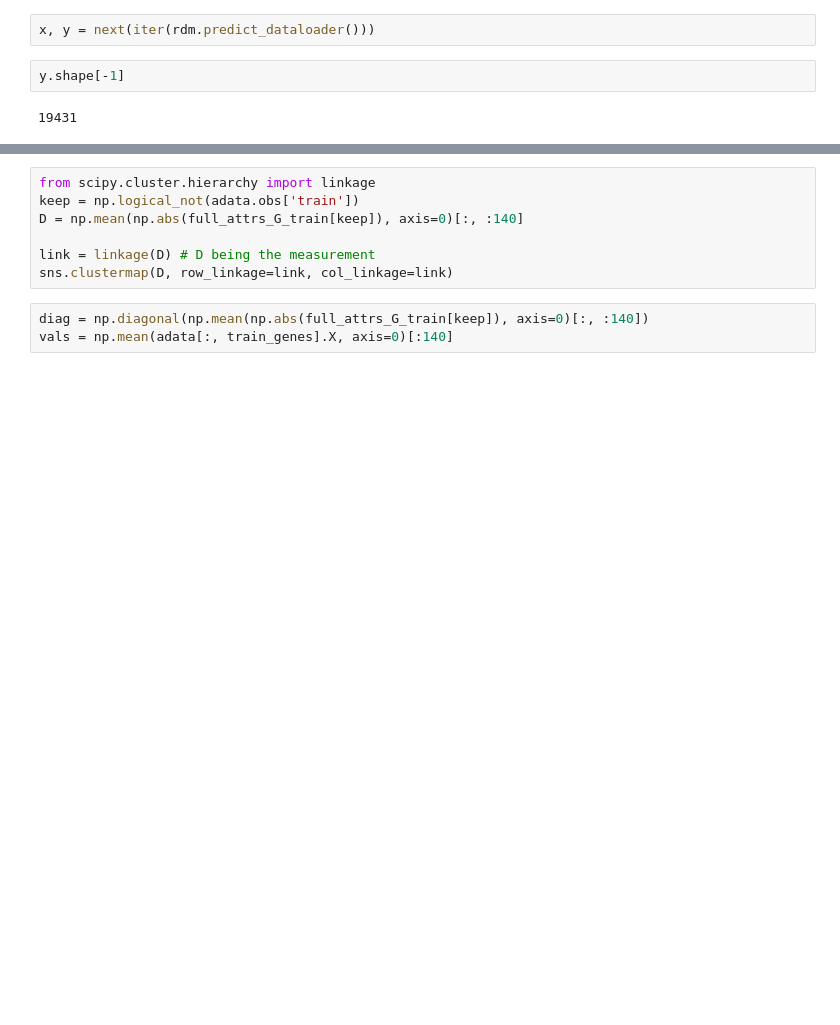
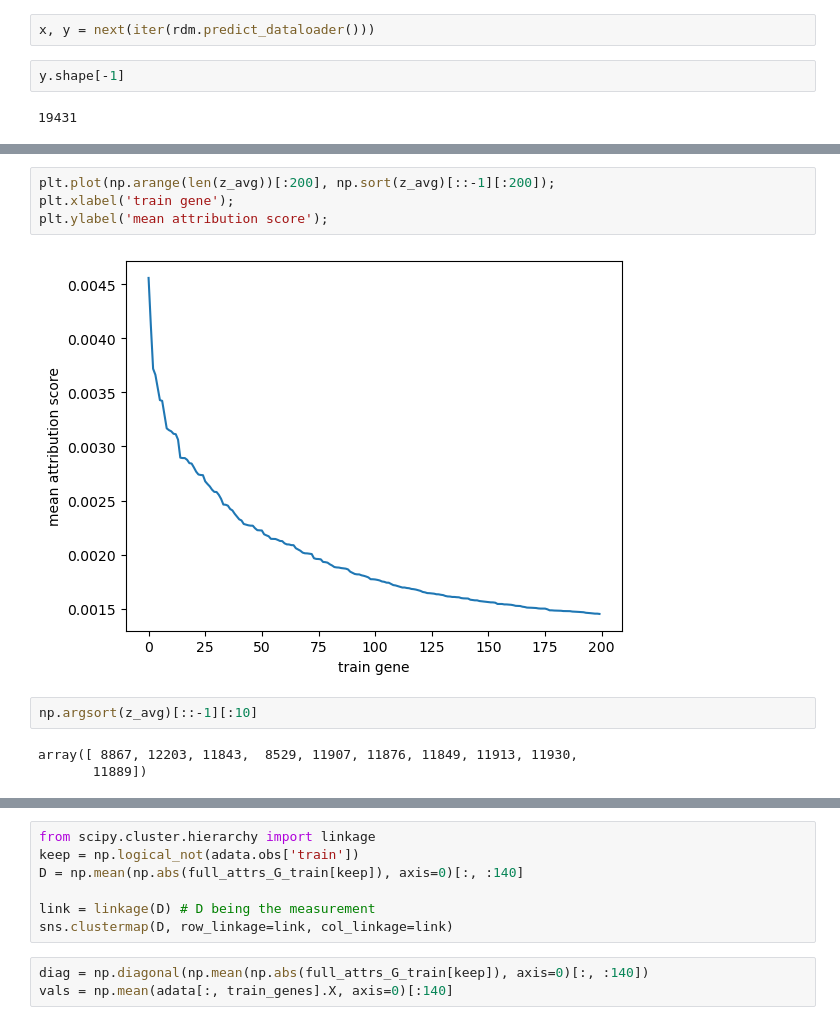
Before and after one commit to sofroniewn/rosa, a Jupyter notebook: notebooks/explain_cell.ipynb, the cells around one changed output, grey strips where cells are left out. Drawn from its saved outputs; the diff is of its cells as text; blank space fills up the shorter version.

```diff
--- a/notebooks/explain_cell.ipynb
+++ b/notebooks/explain_cell.ipynb
@@ -323,0 +267,11 @@ plt.imshow(np.mean(np.abs(full_attrs_G_train[np.logical_not(adata.obs['train'])]
+# %%
+plt.plot(np.arange(len(z_avg))[:200], np.sort(z_avg)[::-1][:200]);
+plt.xlabel('train gene');
+plt.ylabel('mean attribution score');
+# %% [output]
+[figure, added]
+# %%
+np.argsort(z_avg)[::-1][:10]
+# %% [output]
+array([ 8867, 12203, 11843,  8529, 11907, 11876, 11849, 11913, 11930,
+       11889])
```
Also changed, not shown: parts of 97 cells of this notebook, 6 other files.
